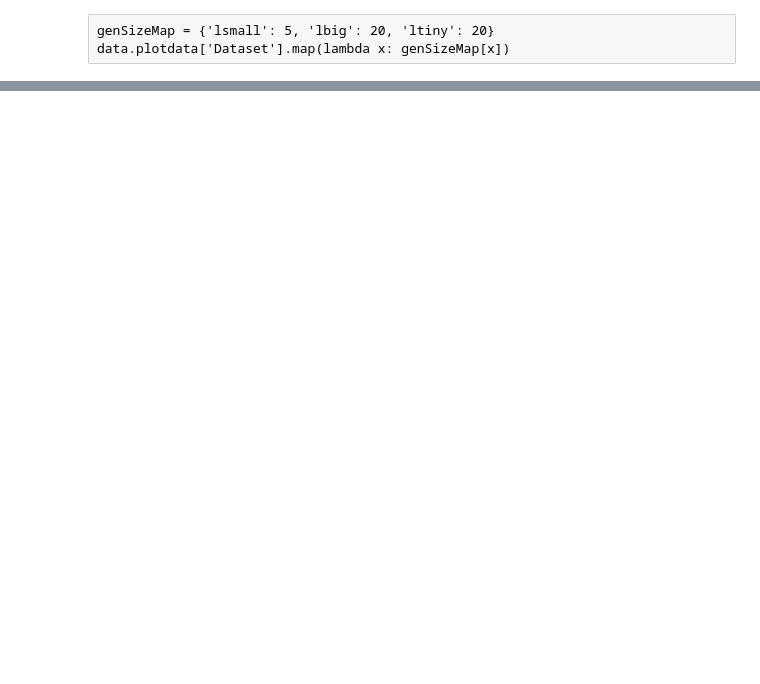
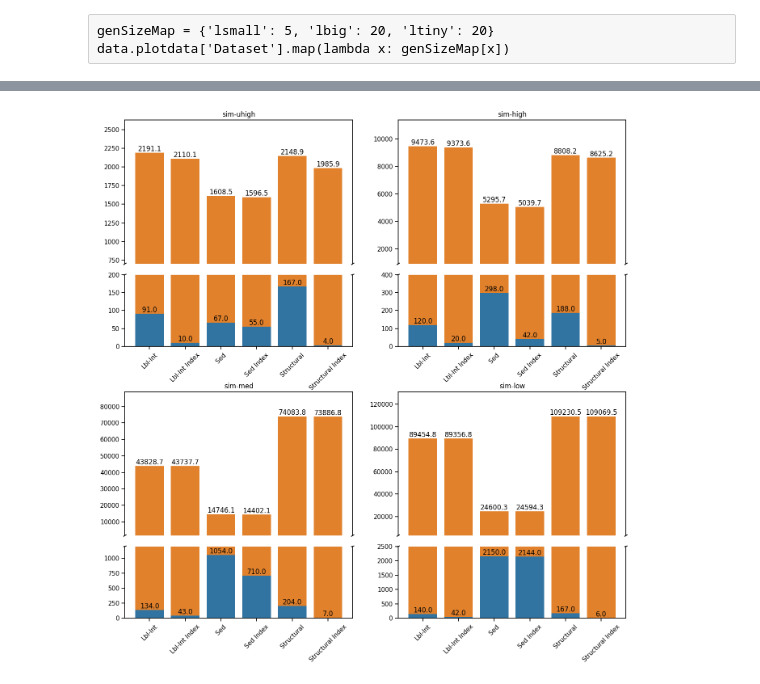
Before and after one commit to LukMRVC/tree-statistics, a Jupyter notebook: gen-datasets.ipynb, the cells around one changed output, grey strips where cells are left out. Saved outputs shown, nothing was run; the diff lists cells and outputs as text; code cells hidden in the pictures; blank space fills up the shorter version.

```diff
--- a/gen-datasets.ipynb
+++ b/gen-datasets.ipynb
@@ -1166,0 +1190,19 @@ plot_timesdata(data.plotdata)
+# %%
+f, axes = plt.subplots(2, 2, figsize=(16, 16))
+order = ['Lbl-Int', 'Lbl-Int Index', 'Sed', 'Sed Index', 'Structural', 'Structural Index']
+
+breaks = {
+    'sim-uhigh': 200,
+    'sim-high': 400,
+    'sim-med': 1200,
+    'sim-low': 2500,
+}
+
+for ax, ds in zip(axes.ravel(), datasets):
+    # print(ds)
+
+    bottom_break = 400
+    plot_broken_stacked_bars(data.plotdata[data.plotdata['Dataset'] == ds], order, ax=ax, break_bottom = breaks[ds], break_top = breaks[ds] + 500)
+    ax.set_title(ds)
+# %% [output]
+[figure, added]
```
Also changed, not shown: parts of 33 cells of this notebook, 4 other files.
